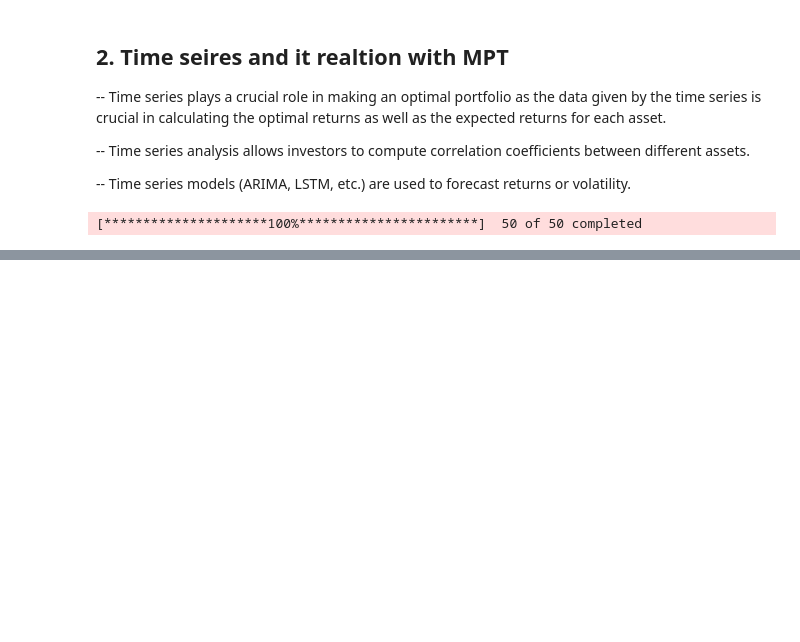
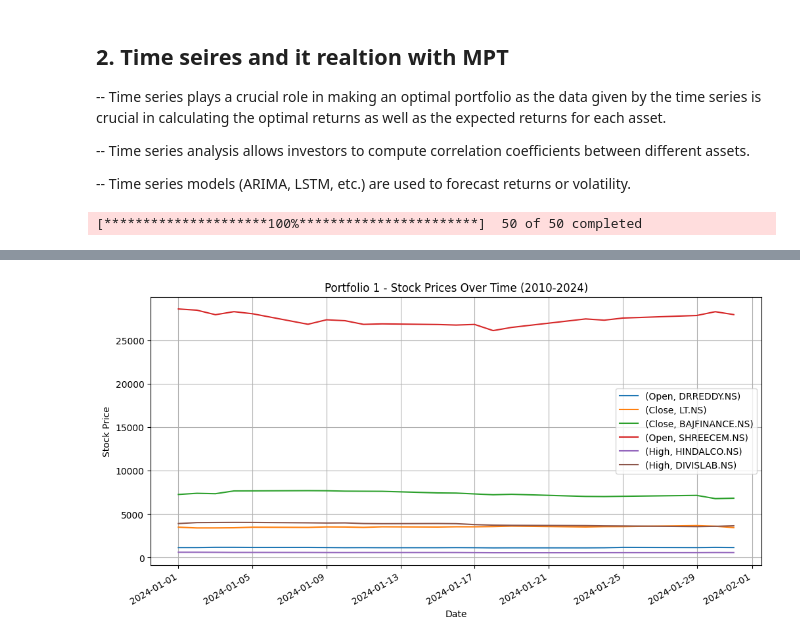
Before and after one commit to Akshitwadhwa/Stock-modelling, a Jupyter notebook: Time_series_Stocks.ipynb, the cells around one changed output, grey strips where cells are left out. Saved outputs shown, nothing was run; the diff lists cells and outputs as text; code cells hidden in the pictures; blank space fills up the shorter version.

```diff
--- a/Time_series_Stocks.ipynb
+++ b/Time_series_Stocks.ipynb
@@ -197,0 +104,17 @@ dtype: float64
+# %%
+# Set random seed for reproducibility
+random.seed(42)
+
+# Select 24 stocks in total with some overlaps (not completely unique across portfolios)
+selected_stocks = random.sample(list(mean_returns.index), 24)
+
+# Now divide into 4 portfolios, each with 6 stocks
+portfolio1_stocks = selected_stocks[0:6]
+portfolio2_stocks = selected_stocks[6:12]
+portfolio3_stocks = selected_stocks[12:18]
+portfolio4_stocks = selected_stocks[18:24]
+
+print("Portfolio 1 Stocks:", portfolio1_stocks)
+print("Portfolio 2 Stocks:", portfolio2_stocks)
+print("Portfolio 3 Stocks:", portfolio3_stocks)
+print("Portfolio 4 Stocks:", portfolio4_stocks)
@@ -197,0 +225,10 @@ dtype: float64
+# %%
+price_data[portfolio1_stocks].plot(figsize=(12,6))
+plt.title("Portfolio 1 - Stock Prices Over Time (2010-2024)")
+plt.xlabel("Date")
+plt.ylabel("Stock Price")
+plt.grid(True)
+plt.legend()
+plt.show()
+# %% [output]
+[figure, added]
```
Also changed, not shown: parts of 26 cells of this notebook.
